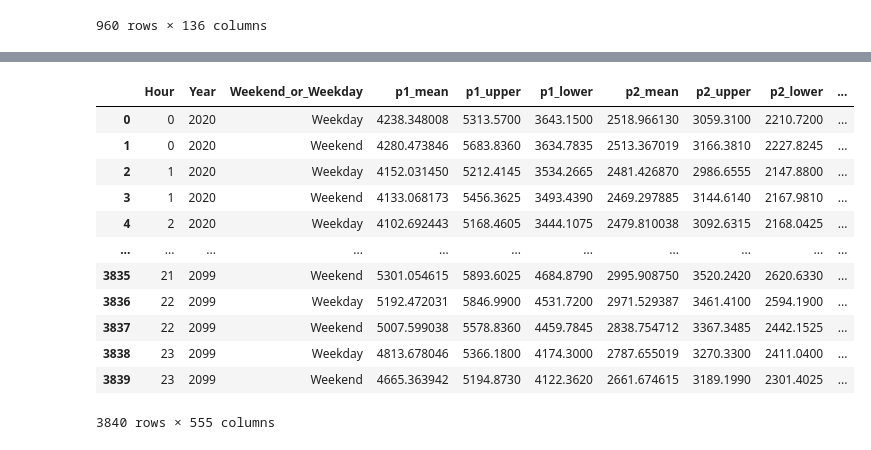
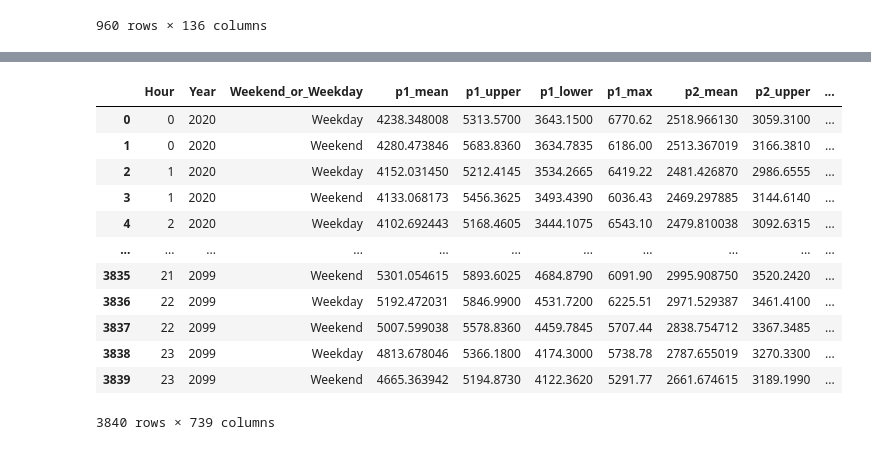
Before and after one commit to pandaanson/demand_prediction_with_weather, a Jupyter notebook: dash_with_map.ipynb, the cells around one changed output, grey strips where cells are left out. Cells and saved outputs as stored; diff of their text form; code cells hidden in the pictures.

```diff
--- a/dash_with_map.ipynb
+++ b/dash_with_map.ipynb
@@ -533,33 +242,0 @@ df_rcp45hotter.head(), df_rcp45cooler.head(), df_rcp85hotter.head(), df_rcp85coo
-# %%
-from datetime import datetime, timedelta
-import numpy as np
-import pandas as pd
-
-# Create a date range from 2020 to 2100, with hourly frequency
-start_date = datetime(2020, 1, 1)
-end_date = datetime(2100, 12, 31, 23, 59)
-dates = pd.date_range(start=start_date, end=end_date, freq='H')
-
-# Create mock data for each scenario
-scenarios = {
-    'rcp45hotter': 0.16,
-    'rcp45cooler': 0.12,
-    'rcp85hotter': 0.20,
-    'rcp85cooler': 0.14
-}
-
-for scenario, trend in scenarios.items():
-    # Random starting demand
-    start_demand = np.random.randint(50, 100)
-
-    # Calculate demand with a trend and some randomness
-    hours = np.arange(len(dates))
-    demand = start_demand + trend * (hours / (4 * 365 * 24)) + np.random.normal(0, 1, len(dates))
-
-    # Create the dataframe
-    df = pd.DataFrame({'time': dates, 'demand': demand})
-
-    # Save to CSV
-    file_path = f'/Users/ansonkong/Downloads/demand_prediciton_with_weather/resources/mock_{scenario}.csv'
-    df.to_csv(file_path, index=False)
-    print(f'Saved: {file_path}')
@@ -932,7 +569,7 @@ for year in years:
     processed_df['weekday'] = processed_df['Date'].dt.dayofweek
     processed_df=processed_df.drop(['Month','Day','Date'], axis=1)
     # Group by 'weekday' and 'Year', then apply the aggregations
-    aggregations = {col: ['mean', upper_95, lower_5] for col in processed_df.columns if col not in ['Year', 'weekday']}
+    aggregations = {col: ['mean','max', upper_95, lower_5] for col in processed_df.columns if col not in ['Year', 'weekday']}
     grouped_df = processed_df.groupby(['Year', 'weekday']).agg(aggregations)
     # Now, flatten the MultiIndex in columns created by aggregation
     grouped_df.columns = ['{}_{}'.format(col[0], col[1]) for col in grouped_df.columns]
@@ -1001,7 +638,7 @@ def process_rb_files_hourly(rb_code, years):
             # Dropping the 'Time_UTC' and 'Load' columns from temp_df
             temp_df = temp_df.drop(columns=['Time_UTC', 'Load'])
 
-            aggregations = {rb_code: ['mean', upper_95, lower_5]}
+            aggregations = {rb_code: ['mean','max', upper_95, lower_5]}
             # Group by 'Hour', 'Year', 'Weekend_or_Weekday', then aggregate
             temp_df = temp_df.groupby(['Hour', 'Year', 'Weekend_or_Weekday']).agg(aggregations)
 
@@ -1026,7 +663,7 @@ def lower_5(x):
 
 
 final_dfs = []
-for year in [2020]:#years
+for year in years:#years
     # Process data for the year (pseudo-code placeholders for actual processing)
     First=True
     for rb_code in rb_codes:
@@ -1120,44 +865,44 @@ def process_yearly_data(year):
     yearly_data=processed_df
 
     yearly_data = aggregate_state_and_usa_daily(yearly_data, state_to_ba_mapping)
     yearly_data['Hour'] = yearly_data['Time_UTC'].dt.hour
     yearly_data['Year'] = yearly_data['Time_UTC'].dt.year
     yearly_data['Weekend_or_Weekday'] = np.where(yearly_data['Time_UTC'].dt.dayofweek < 5, 'Weekday', 'Weekend')
     yearly_data.drop(columns=['Time_UTC'], inplace=True)
     columns_to_aggregate = [col for col in yearly_data.columns if col not in ['Hour', 'Year', 'Weekend_or_Weekday']]
-    aggregations = {col: ['mean', upper_95, lower_5] for col in columns_to_aggregate}
+    aggregations = {col: ['mean', upper_95, lower_5,'max'] for col in columns_to_aggregate}
 
     # Group by 'Hour', 'Year', 'Weekend_or_Weekday', then aggregate
     grouped_yearly_data = yearly_data.groupby(['Hour', 'Year', 'Weekend_or_Weekday']).agg(aggregations)
     # Flatten the MultiIndex columns if you have multiple columns being aggregated
     grouped_yearly_data.columns = ['_'.join(col).strip() for col in grouped_yearly_data.columns.values]
 
     # Reset index if you want 'Hour', 'Year', 'Weekend_or_Weekday' back as regular columns
     grouped_yearly_data.reset_index(inplace=True)
     grouped_yearly_data.rename(columns=lambda x: x.replace('mean', 'mean').replace('upper_95', 'upper').replace('lower_5', 'lower'), inplace=True)
 
     return grouped_yearly_data
 
 final_dfs = []
 for year in years:
     yearly_data = process_yearly_data(year)
     if not yearly_data.empty:
         final_dfs.append(yearly_data)
 
 final_df = pd.concat(final_dfs, ignore_index=True)
 final_df.to_csv('/Users/ansonkong/Downloads/demand_prediciton_with_weather/resources/mock_rcp85hotter_yearly_aggregated.csv')
 final_df
 # %% [output]
-|  | Hour | Year | Weekend_or_Weekday | p1_mean | p1_upper | p1_lower | p2_mean | p2_upper | p2_lower | ... |
-| 0 | 0 | 2020 | Weekday | 4238.348008 | 5313.5700 | 3643.1500 | 2518.966130 | 3059.3100 | 2210.7200 | ... |
-| 1 | 0 | 2020 | Weekend | 4280.473846 | 5683.8360 | 3634.7835 | 2513.367019 | 3166.3810 | 2227.8245 | ... |
-| 2 | 1 | 2020 | Weekday | 4152.031450 | 5212.4145 | 3534.2665 | 2481.426870 | 2986.6555 | 2147.8800 | ... |
-| 3 | 1 | 2020 | Weekend | 4133.068173 | 5456.3625 | 3493.4390 | 2469.297885 | 3144.6140 | 2167.9810 | ... |
-| 4 | 2 | 2020 | Weekday | 4102.692443 | 5168.4605 | 3444.1075 | 2479.810038 | 3092.6315 | 2168.0425 | ... |
+|  | Hour | Year | Weekend_or_Weekday | p1_mean | p1_upper | p1_lower | p1_max | p2_mean | p2_upper | ... |
+| 0 | 0 | 2020 | Weekday | 4238.348008 | 5313.5700 | 3643.1500 | 6770.62 | 2518.966130 | 3059.3100 | ... |
+| 1 | 0 | 2020 | Weekend | 4280.473846 | 5683.8360 | 3634.7835 | 6186.00 | 2513.367019 | 3166.3810 | ... |
+| 2 | 1 | 2020 | Weekday | 4152.031450 | 5212.4145 | 3534.2665 | 6419.22 | 2481.426870 | 2986.6555 | ... |
+| 3 | 1 | 2020 | Weekend | 4133.068173 | 5456.3625 | 3493.4390 | 6036.43 | 2469.297885 | 3144.6140 | ... |
+| 4 | 2 | 2020 | Weekday | 4102.692443 | 5168.4605 | 3444.1075 | 6543.10 | 2479.810038 | 3092.6315 | ... |
 | ... | ... | ... | ... | ... | ... | ... | ... | ... | ... | ... |
-| 3835 | 21 | 2099 | Weekend | 5301.054615 | 5893.6025 | 4684.8790 | 2995.908750 | 3520.2420 | 2620.6330 | ... |
-| 3836 | 22 | 2099 | Weekday | 5192.472031 | 5846.9900 | 4531.7200 | 2971.529387 | 3461.4100 | 2594.1900 | ... |
-| 3837 | 22 | 2099 | Weekend | 5007.599038 | 5578.8360 | 4459.7845 | 2838.754712 | 3367.3485 | 2442.1525 | ... |
-| 3838 | 23 | 2099 | Weekday | 4813.678046 | 5366.1800 | 4174.3000 | 2787.655019 | 3270.3300 | 2411.0400 | ... |
-| 3839 | 23 | 2099 | Weekend | 4665.363942 | 5194.8730 | 4122.3620 | 2661.674615 | 3189.1990 | 2301.4025 | ... |
+| 3835 | 21 | 2099 | Weekend | 5301.054615 | 5893.6025 | 4684.8790 | 6091.90 | 2995.908750 | 3520.2420 | ... |
+| 3836 | 22 | 2099 | Weekday | 5192.472031 | 5846.9900 | 4531.7200 | 6225.51 | 2971.529387 | 3461.4100 | ... |
+| 3837 | 22 | 2099 | Weekend | 5007.599038 | 5578.8360 | 4459.7845 | 5707.44 | 2838.754712 | 3367.3485 | ... |
+| 3838 | 23 | 2099 | Weekday | 4813.678046 | 5366.1800 | 4174.3000 | 5738.78 | 2787.655019 | 3270.3300 | ... |
+| 3839 | 23 | 2099 | Weekend | 4665.363942 | 5194.8730 | 4122.3620 | 5291.77 | 2661.674615 | 3189.1990 | ... |
-3840 rows × 555 columns
+3840 rows × 739 columns
```
Also changed, not shown: parts of 26 cells of this notebook, 8 other files.
